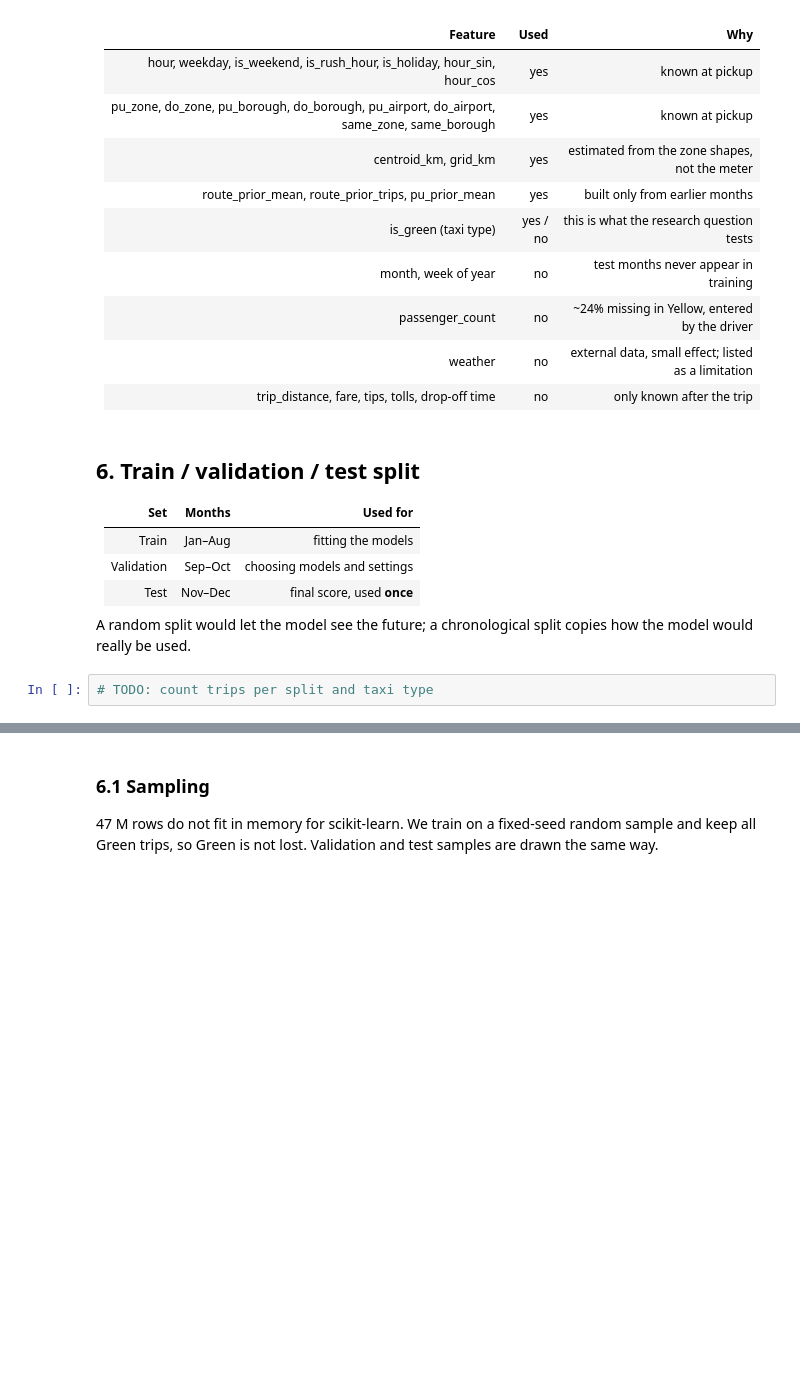
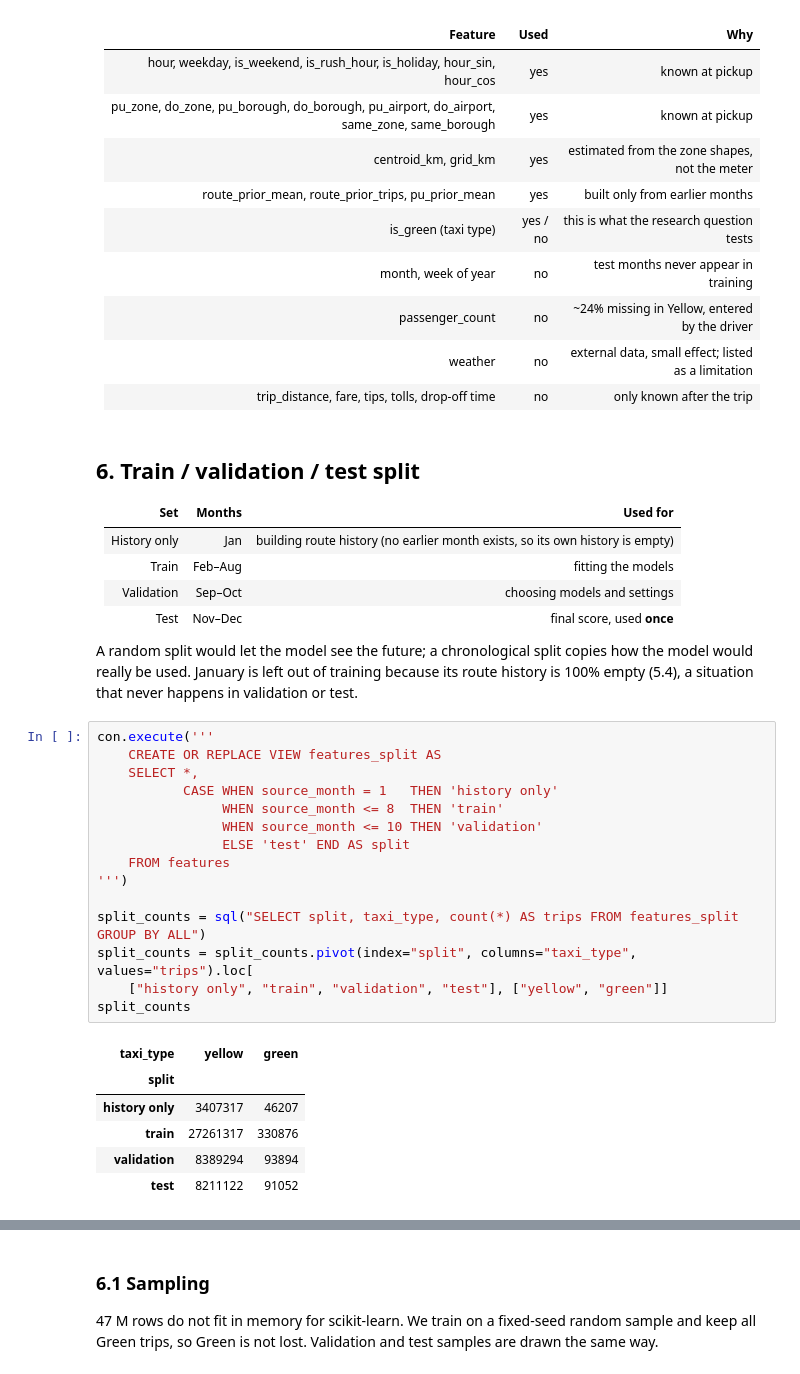
Before and after one commit to Shreyit/nyc-taxi-ml, a Jupyter notebook: notebooks/nyc_taxi_trip_duration.ipynb, the cells around one changed output, grey strips where cells are left out. Drawn from its saved outputs; the diff is of its cells as text; blank space fills up the shorter version.

Commit message:
Add train/validation/test split section (6)

```diff
--- a/notebooks/nyc_taxi_trip_duration.ipynb
+++ b/notebooks/nyc_taxi_trip_duration.ipynb
@@ -1085,11 +1085,33 @@ sql('''
 
 | Set | Months | Used for |
 |---|---|---|
-| Train | Jan–Aug | fitting the models |
+| History only | Jan | building route history (no earlier month exists, so its own history is empty) |
+| Train | Feb–Aug | fitting the models |
 | Validation | Sep–Oct | choosing models and settings |
 | Test | Nov–Dec | final score, used **once** |
 
 A random split would let the model see the future; a chronological split copies how the model would
-really be used.
+really be used. January is left out of training because its route history is 100% empty (5.4), a
+situation that never happens in validation or test.
 # %%
-# TODO: count trips per split and taxi type
+con.execute('''
+    CREATE OR REPLACE VIEW features_split AS
+    SELECT *,
+           CASE WHEN source_month = 1   THEN 'history only'
+                WHEN source_month <= 8  THEN 'train'
+                WHEN source_month <= 10 THEN 'validation'
+                ELSE 'test' END AS split
+    FROM features
+''')
+
+split_counts = sql("SELECT split, taxi_type, count(*) AS trips FROM features_split GROUP BY ALL")
+split_counts = split_counts.pivot(index="split", columns="taxi_type", values="trips").loc[
+    ["history only", "train", "validation", "test"], ["yellow", "green"]]
+split_counts
+# %% [output]
+| taxi_type | yellow | green |
+| split |  |  |
+| history only | 3407317 | 46207 |
+| train | 27261317 | 330876 |
+| validation | 8389294 | 93894 |
+| test | 8211122 | 91052 |
```
Also changed, not shown: parts of 7 cells of this notebook.
